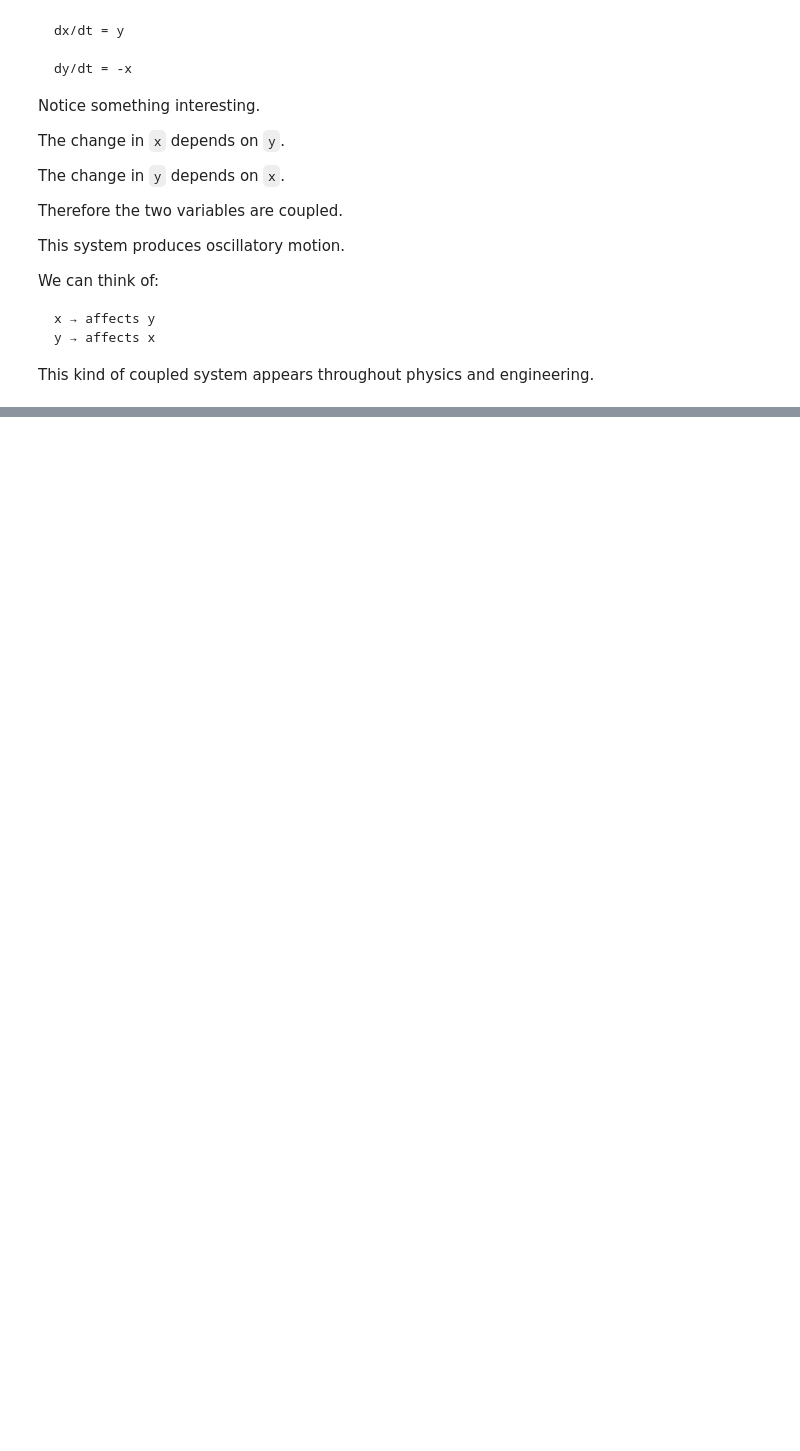
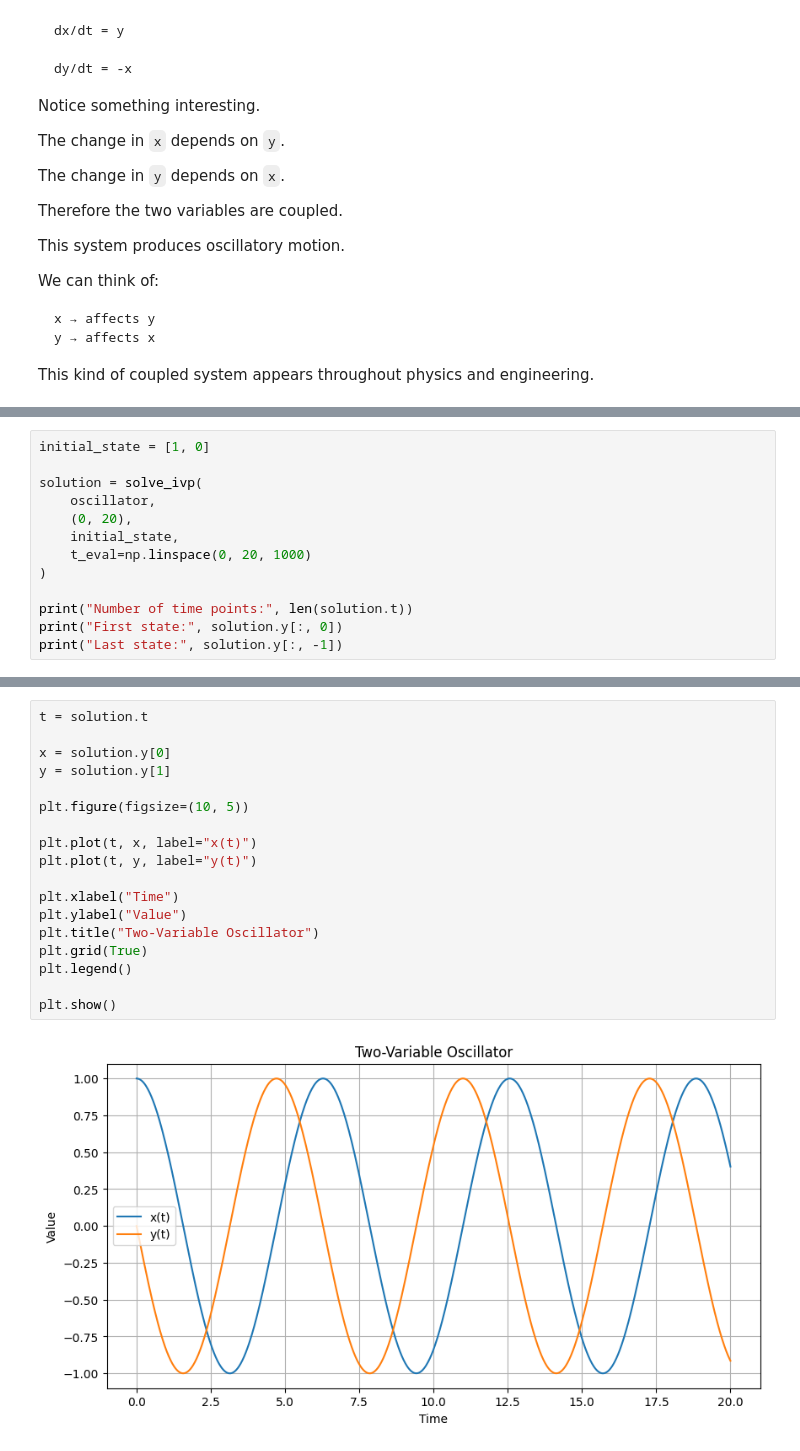
Before and after one commit to AnirbansarkarS/PINN-Research-notebooks, a Jupyter notebook: Systems of ODEs, Numerical Simulation & the Lorenz System.ipynb, the cells around one changed output, grey strips where cells are left out. Saved outputs shown, nothing was run; the diff lists cells and outputs as text; blank space fills up the shorter version.

Commit message:
Enhance notebook with initial conditions and solution analysis for two-variable systems

```diff
--- a/Systems of ODEs, Numerical Simulation & the Lorenz System.ipynb
+++ b/Systems of ODEs, Numerical Simulation & the Lorenz System.ipynb
@@ -89,0 +141,13 @@ This kind of coupled system appears throughout physics and engineering.
+# %%
+initial_state = [1, 0]
+
+solution = solve_ivp(
+    oscillator,
+    (0, 20),
+    initial_state,
+    t_eval=np.linspace(0, 20, 1000)
+)
+
+print("Number of time points:", len(solution.t))
+print("First state:", solution.y[:, 0])
+print("Last state:", solution.y[:, -1])
@@ -89,0 +185,20 @@ This kind of coupled system appears throughout physics and engineering.
+# %%
+t = solution.t
+
+x = solution.y[0]
+y = solution.y[1]
+
+plt.figure(figsize=(10, 5))
+
+plt.plot(t, x, label="x(t)")
+plt.plot(t, y, label="y(t)")
+
+plt.xlabel("Time")
+plt.ylabel("Value")
+plt.title("Two-Variable Oscillator")
+plt.grid(True)
+plt.legend()
+
+plt.show()
+# %% [output]
+[figure, added]
```
Also changed, not shown: parts of 5 cells of this notebook.
